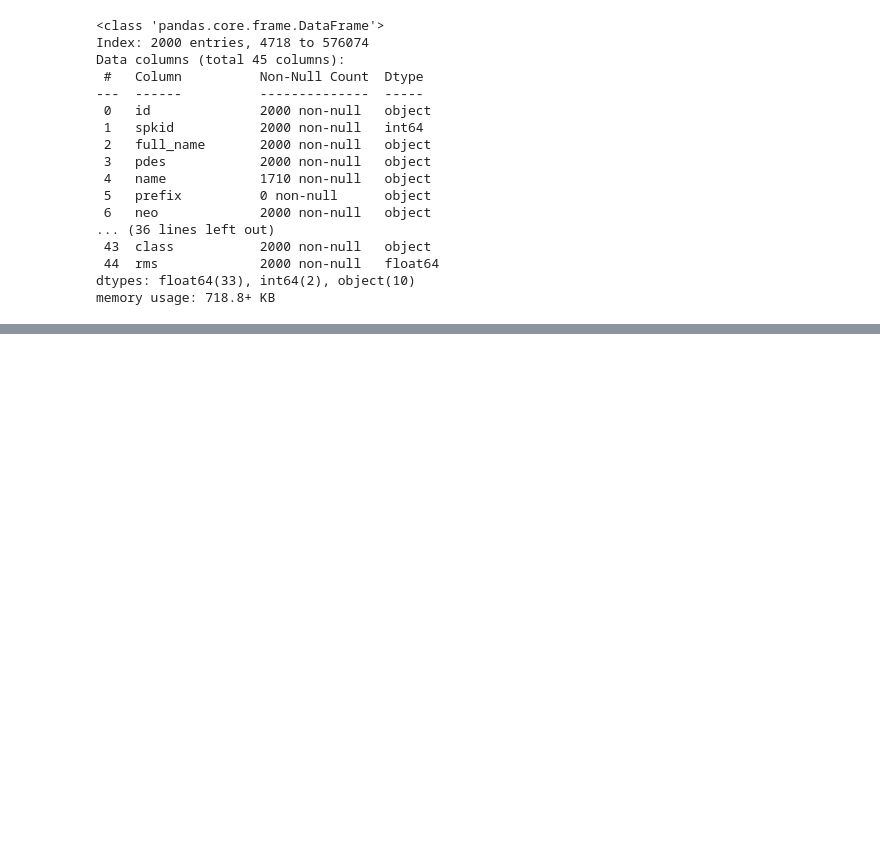
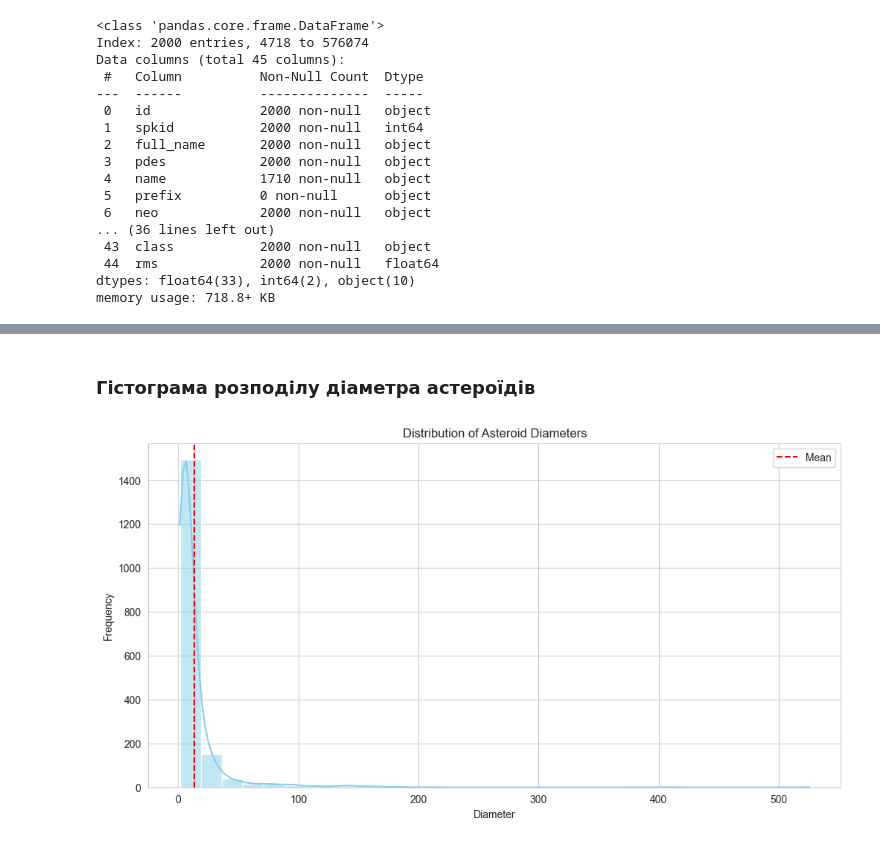
Before and after one commit to MykhailoMatsyshyn/asteroid-size-prediction, a Jupyter notebook: src/1_DataAnalysis.ipynb, the cells around one changed output, grey strips where cells are left out. Cells and saved outputs as stored; diff of their text form; code cells hidden in the pictures; blank space fills up the shorter version.

```diff
--- a/src/1_DataAnalysis.ipynb
+++ b/src/1_DataAnalysis.ipynb
@@ -236,0 +309,22 @@ memory usage: 718.8+ KB
+# %% [markdown]
+### Гістограма розподілу діаметра астероїдів
+# %%
+
+# Налаштування стилю графіка
+sns.set_style("whitegrid")
+plt.figure(figsize=(12, 6))
+
+# Побудова гістограми розподілу діаметра
+sns.histplot(df['diameter'], bins=30, kde=True, color='skyblue')
+plt.axvline(df['diameter'].mean(), color='red', linestyle='dashed', linewidth=1.5, label='Mean')
+
+# Додавання тексту та легенди
+plt.title('Distribution of Asteroid Diameters')
+plt.xlabel('Diameter')
+plt.ylabel('Frequency')
+plt.legend()
+
+# Показ графіка
+plt.show()
+# %% [output]
+[figure, added]
```
Also changed, not shown: parts of 21 cells of this notebook.
